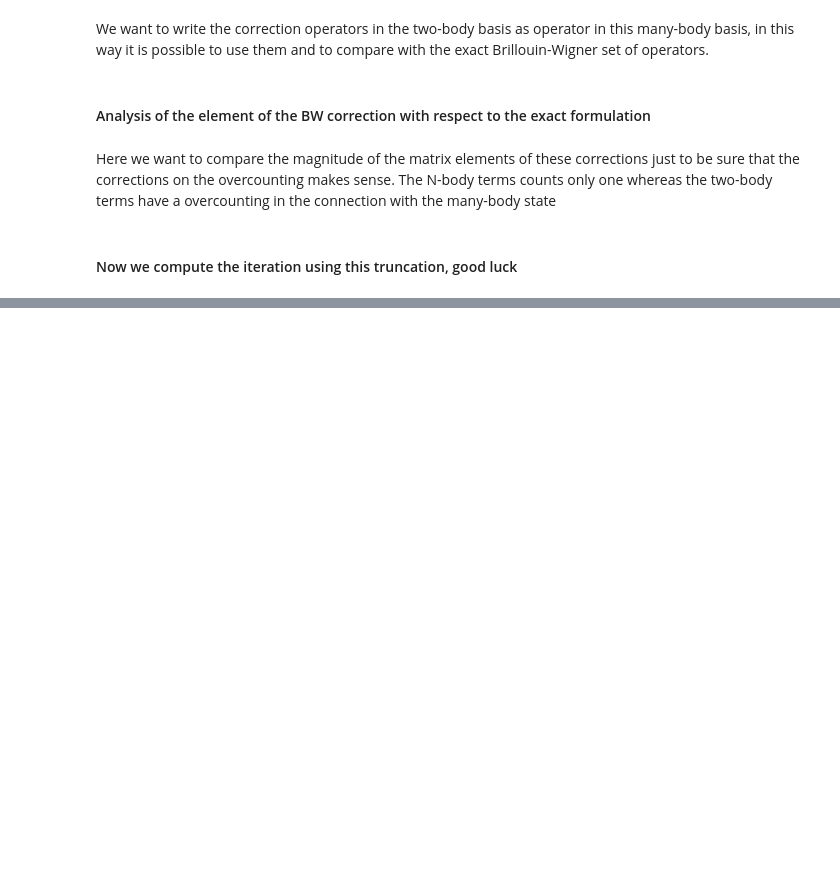
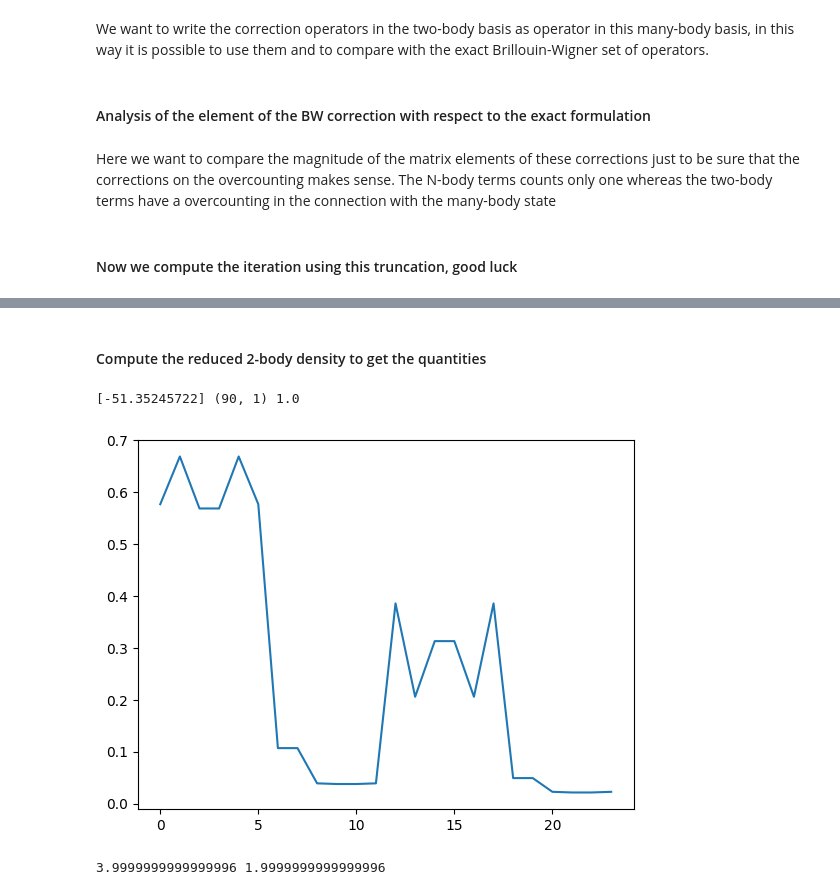
Before and after one commit to emacosta95/3rdQA4NSM, a Jupyter notebook: BrillouinWignerAnalysis.ipynb, the cells around one changed output, grey strips where cells are left out. Drawn from its saved outputs; the diff is of its cells as text; code cells hidden in the pictures; blank space fills up the shorter version.

```diff
--- a/BrillouinWignerAnalysis.ipynb
+++ b/BrillouinWignerAnalysis.ipynb
@@ -2224,0 +2195,25 @@ plt.show()
+# %% [markdown]
+#### Compute the reduced 2-body density to get the quantities
+# %%
+
+
+e_qq,psi_qq=eigsh(hamiltonian_qq,k=1,which='SA')
+print(e_qq,psi_qq.shape,np.linalg.norm(psi_qq))
+full_density_quasiparticle=np.zeros(len(QPC.couples))
+full_density_hf=np.zeros(size_a+size_b)
+for i in range(len(QPC.couples)):
+    for index_q,qb in enumerate(QPC.quasiparticle_basis):
+
+        full_density_quasiparticle[i]+=np.conj(psi_qq[index_q,0])*psi_qq[index_q,0]*qb[i]
+
+    full_density_hf[QPC.couples[i][0]]+=full_density_quasiparticle[i]
+    full_density_hf[QPC.couples[i][1]]+=full_density_quasiparticle[i]
+
+plt.plot(full_density_hf)
+plt.show()
+
+print(np.sum(full_density_hf[:size_a]),np.sum(full_density_hf[size_a:]))
+# %% [output]
+[-51.35245722] (90, 1) 1.0
+[figure, added]
+3.9999999999999996 1.9999999999999996
```
Also changed, not shown: parts of 64 cells of this notebook, 5 other files.
